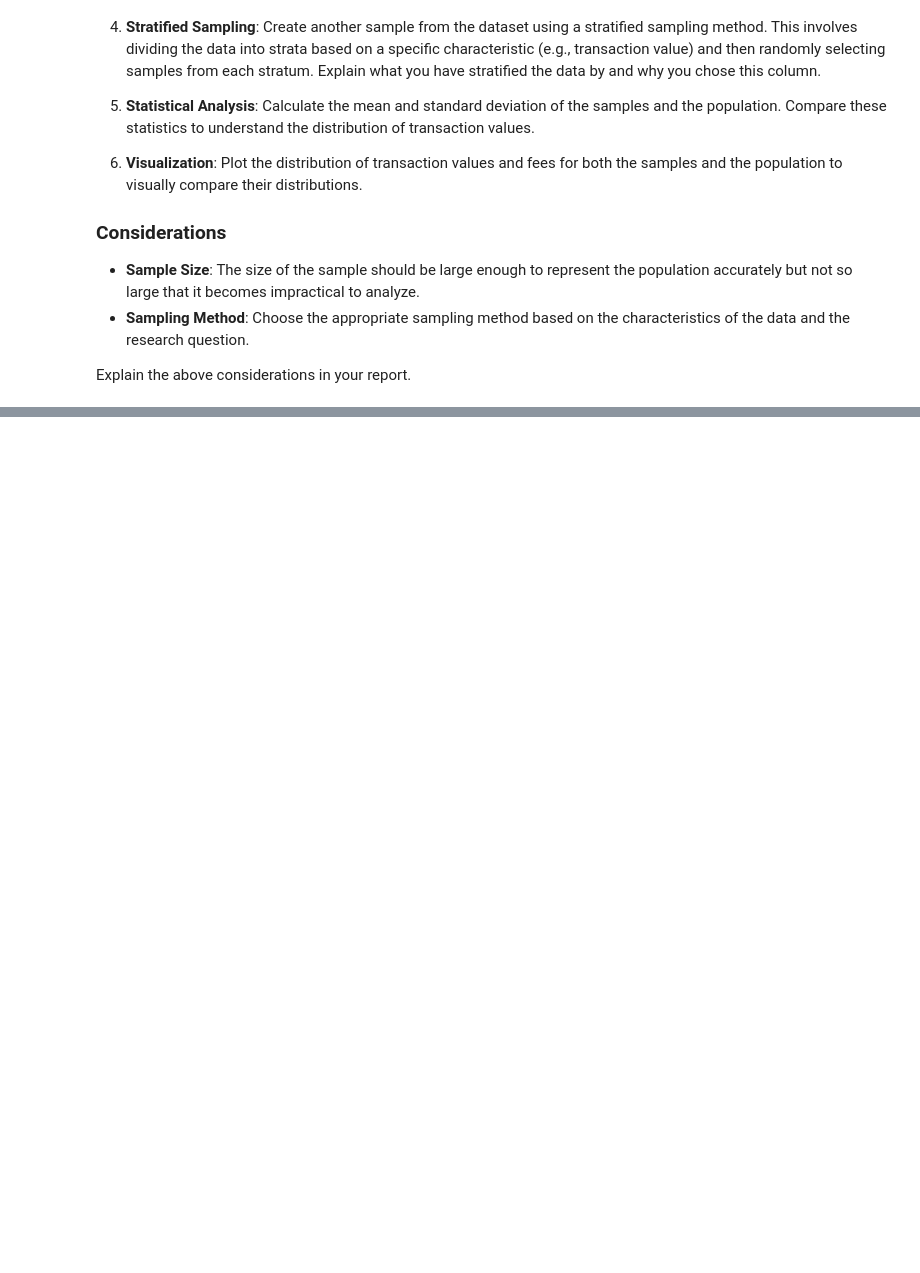
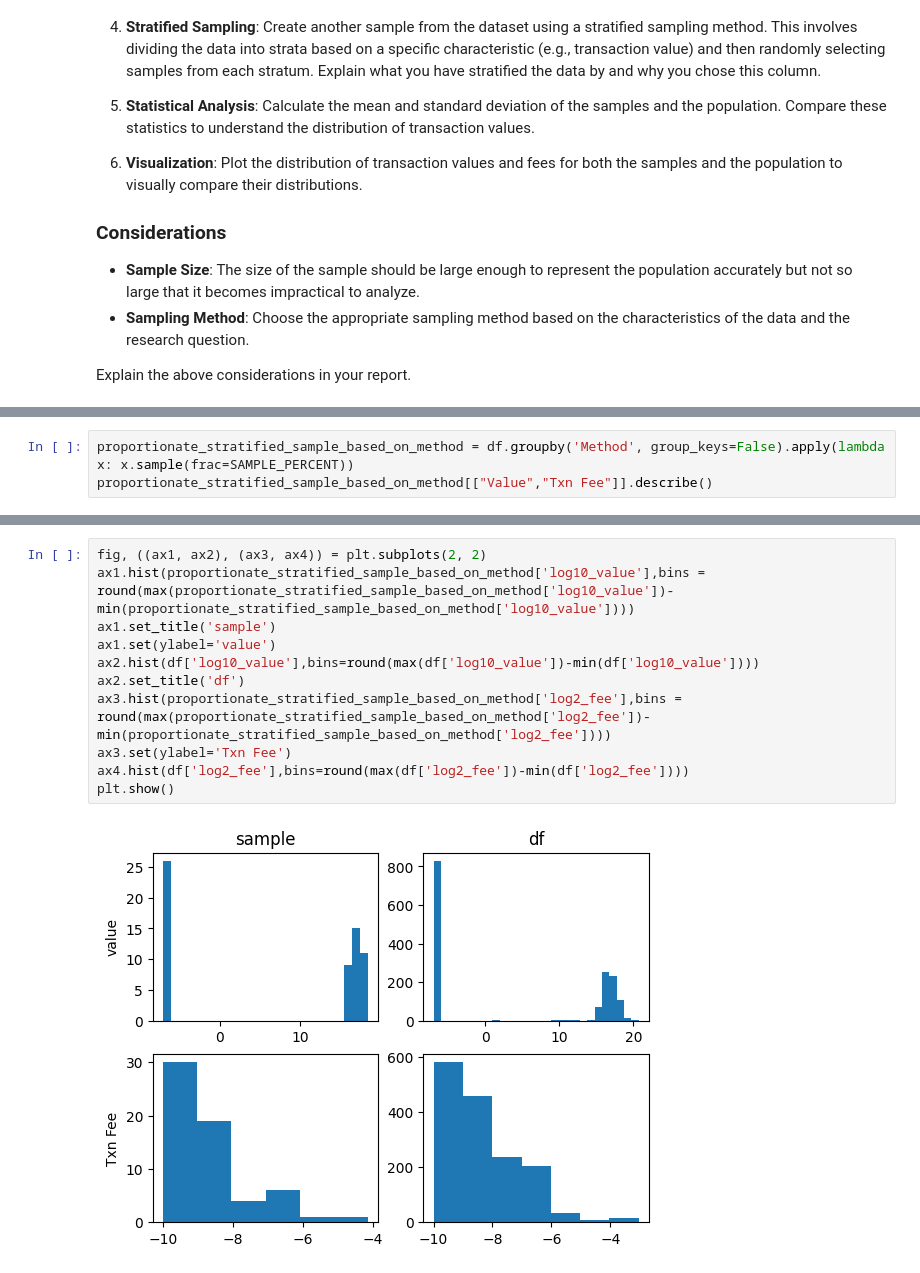
Before and after one commit to mvajhi/Introduction-to-Data-Science, a Jupyter notebook: ca0/CA0.ipynb, the cells around one changed output, grey strips where cells are left out. Drawn from its saved outputs; the diff is of its cells as text; blank space fills up the shorter version.

```diff
--- a/ca0/CA0.ipynb
+++ b/ca0/CA0.ipynb
@@ -540,0 +630,3 @@ Explain the above considerations in your report.
+# %%
+proportionate_stratified_sample_based_on_method = df.groupby('Method', group_keys=False).apply(lambda x: x.sample(frac=SAMPLE_PERCENT))
+proportionate_stratified_sample_based_on_method[["Value","Txn Fee"]].describe()
@@ -540,0 +644,13 @@ Explain the above considerations in your report.
+# %%
+fig, ((ax1, ax2), (ax3, ax4)) = plt.subplots(2, 2)
+ax1.hist(proportionate_stratified_sample_based_on_method['log10_value'],bins = round(max(proportionate_stratified_sample_based_on_method['log10_value'])-min(proportionate_stratified_sample_based_on_method['log10_value'])))
+ax1.set_title('sample')
+ax1.set(ylabel='value')
+ax2.hist(df['log10_value'],bins=round(max(df['log10_value'])-min(df['log10_value'])))
+ax2.set_title('df')
+ax3.hist(proportionate_stratified_sample_based_on_method['log2_fee'],bins = round(max(proportionate_stratified_sample_based_on_method['log2_fee'])-min(proportionate_stratified_sample_based_on_method['log2_fee'])))
+ax3.set(ylabel='Txn Fee')
+ax4.hist(df['log2_fee'],bins=round(max(df['log2_fee'])-min(df['log2_fee'])))
+plt.show()
+# %% [output]
+[figure, added]
```
Also changed, not shown: parts of 17 cells of this notebook.
